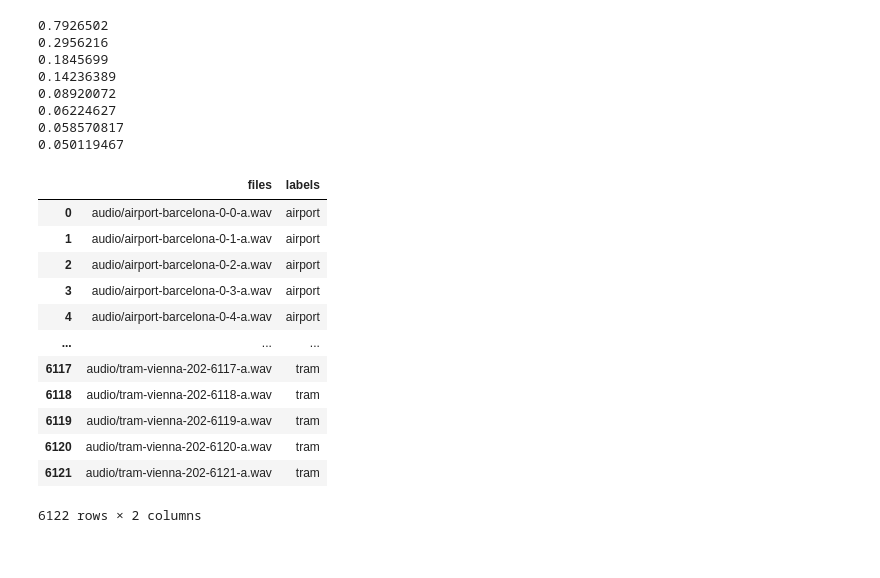
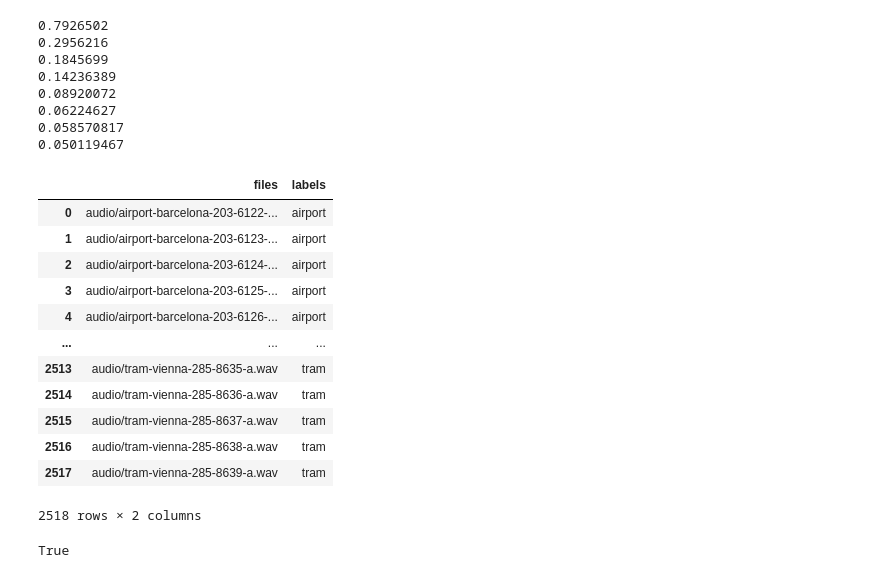
Before and after one commit to darshitttt/ASC_AED_JoinTask, a Jupyter notebook: rough.ipynb, the cells around one changed output. Cells and saved outputs as stored; diff of their text form; code cells hidden in the pictures.

```diff
--- a/rough.ipynb
+++ b/rough.ipynb
@@ -146,23 +214,23 @@ import json
 DIR = '../audioData/sythenticSoundscenes/test/'
 dir_tut = '../audioData/TUTUrban2018/developmentDataset/TUT-urban-acoustic-scenes-2018-development/'
 # %%
-tut_csv = os.path.join(dir_tut,'train.csv')
+tut_csv = os.path.join(dir_tut,'test.csv')
 tut_df = pd.read_csv(tut_csv)
 tut_df
 # %% [output]
 |  | files | labels |
-| 0 | audio/airport-barcelona-0-0-a.wav | airport |
-| 1 | audio/airport-barcelona-0-1-a.wav | airport |
-| 2 | audio/airport-barcelona-0-2-a.wav | airport |
-| 3 | audio/airport-barcelona-0-3-a.wav | airport |
-| 4 | audio/airport-barcelona-0-4-a.wav | airport |
+| 0 | audio/airport-barcelona-203-6122-... | airport |
+| 1 | audio/airport-barcelona-203-6123-... | airport |
+| 2 | audio/airport-barcelona-203-6124-... | airport |
+| 3 | audio/airport-barcelona-203-6125-... | airport |
+| 4 | audio/airport-barcelona-203-6126-... | airport |
 | ... | ... | ... |
-| 6117 | audio/tram-vienna-202-6117-a.wav | tram |
-| 6118 | audio/tram-vienna-202-6118-a.wav | tram |
-| 6119 | audio/tram-vienna-202-6119-a.wav | tram |
-| 6120 | audio/tram-vienna-202-6120-a.wav | tram |
-| 6121 | audio/tram-vienna-202-6121-a.wav | tram |
+| 2513 | audio/tram-vienna-285-8635-a.wav | tram |
+| 2514 | audio/tram-vienna-285-8636-a.wav | tram |
+| 2515 | audio/tram-vienna-285-8637-a.wav | tram |
+| 2516 | audio/tram-vienna-285-8638-a.wav | tram |
+| 2517 | audio/tram-vienna-285-8639-a.wav | tram |
-6122 rows × 2 columns
+2518 rows × 2 columns
 # %%
 all_files = os.listdir('../audioData/sythenticSoundscenes/test/')
 aud_file_list = []
@@ -170,6 +238,10 @@ aud_file_list = []
 for file in all_files:
     if file.split('.')[-1] == 'wav':
         aud_file_list.append(file)
+
+'bus1_0.wav' in aud_file_list
+# %% [output]
+True
 # %%
 lab_file_list = []
 for file in all_files:
```
Also changed, not shown: parts of 11 cells of this notebook.
